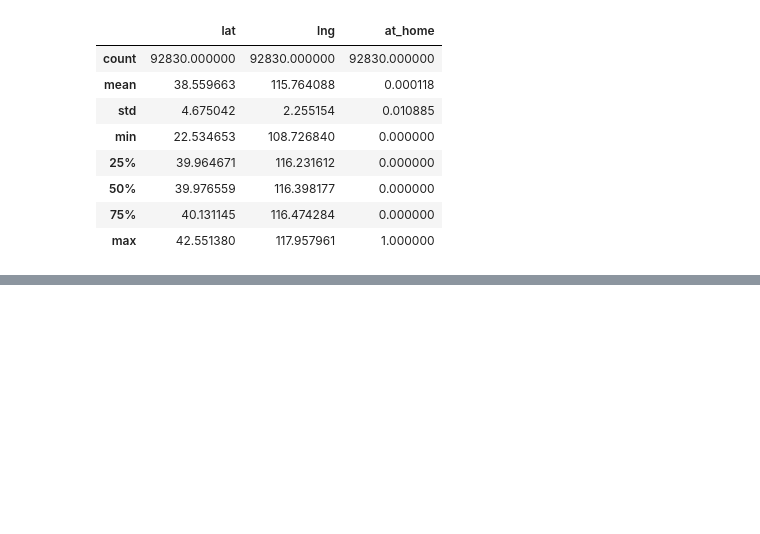
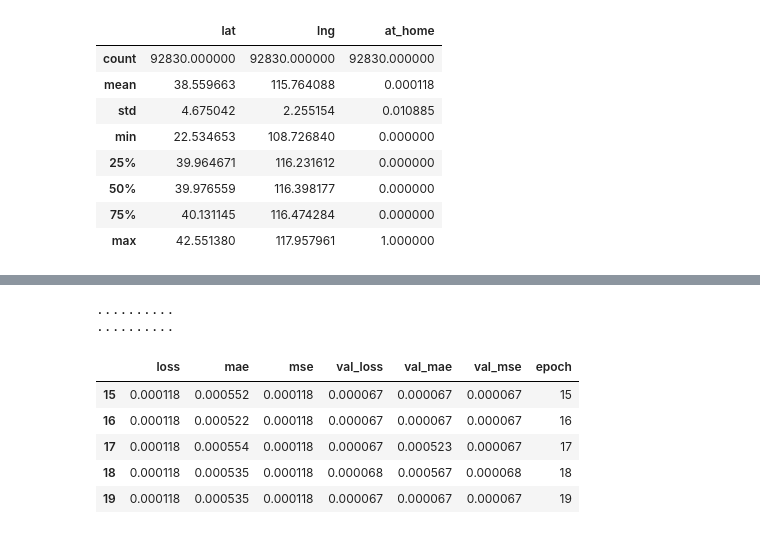
Before and after one commit to alonBM/tfg, a Jupyter notebook: MobyTensorFlow/Use Case/DPM/UC_DMP.ipynb, the cells around one changed output, grey strips where cells are left out. Cells and saved outputs as stored; diff of their text form; code cells hidden in the pictures; blank space fills up the shorter version.

```diff
--- a/MobyTensorFlow/Use Case/DPM/UC_DMP.ipynb
+++ b/MobyTensorFlow/Use Case/DPM/UC_DMP.ipynb
@@ -125,0 +204,17 @@ NotFittedError: This StandardScaler instance is not fitted yet. Call 'fit' with
+# %%
+from tensorflow import keras
+from tensorflow.keras import layers
+
+def build_model():
+  model = keras.Sequential([
+    layers.Dense(10, activation='relu', input_shape=[len(train_dataset.keys())]),
+    layers.Dense(1, activation = 'sigmoid')
+  ])
+
+  model.compile(loss='binary_crossentropy',
+                optimizer='adam',
+                metrics=['accuracy'])
+  return model
+
+model = build_model()
+model.summary()
@@ -125,0 +239,26 @@ NotFittedError: This StandardScaler instance is not fitted yet. Call 'fit' with
+# %%
+class PrintDot(keras.callbacks.Callback):
+  def on_epoch_end(self, epoch, logs):
+    if epoch % 10 == 0: print('')
+    print('.', end='')
+
+EPOCHS = 20
+
+history = model.fit(
+  train_dataset, train_labels,
+  epochs=EPOCHS, validation_split = 0.2, verbose=0,
+  callbacks=[PrintDot()])
+# %% [output]
+..........
+..........
+# %%
+hist = pd.DataFrame(history.history)
+hist['epoch'] = history.epoch
+hist.tail()
+# %% [output]
+|  | loss | mae | mse | val_loss | val_mae | val_mse | epoch |
+| 15 | 0.000118 | 0.000552 | 0.000118 | 0.000067 | 0.000067 | 0.000067 | 15 |
+| 16 | 0.000118 | 0.000522 | 0.000118 | 0.000067 | 0.000067 | 0.000067 | 16 |
+| 17 | 0.000118 | 0.000554 | 0.000118 | 0.000067 | 0.000523 | 0.000067 | 17 |
+| 18 | 0.000118 | 0.000535 | 0.000118 | 0.000068 | 0.000567 | 0.000068 | 18 |
+| 19 | 0.000118 | 0.000535 | 0.000118 | 0.000067 | 0.000067 | 0.000067 | 19 |
```
Also changed, not shown: parts of 22 cells of this notebook.
